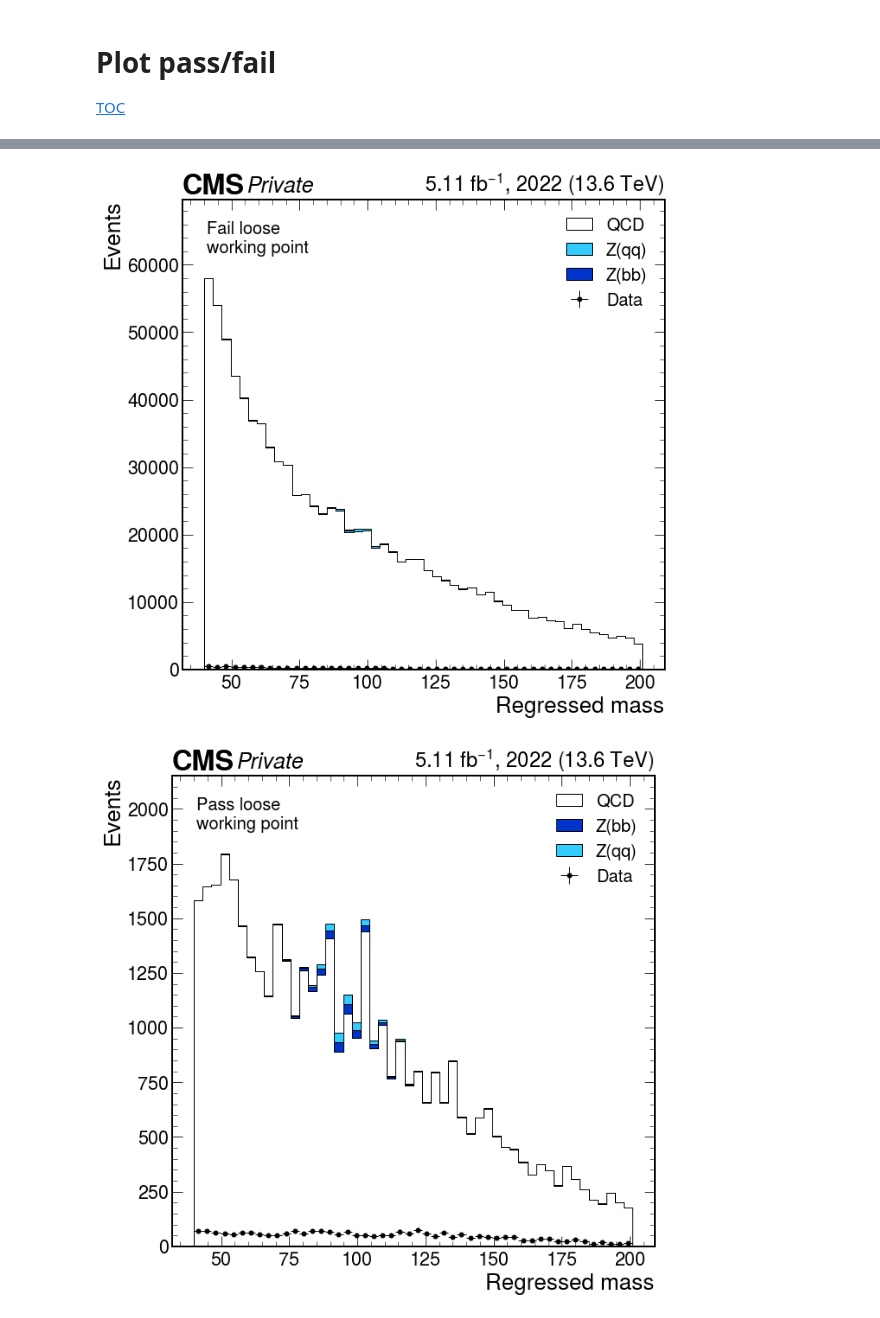
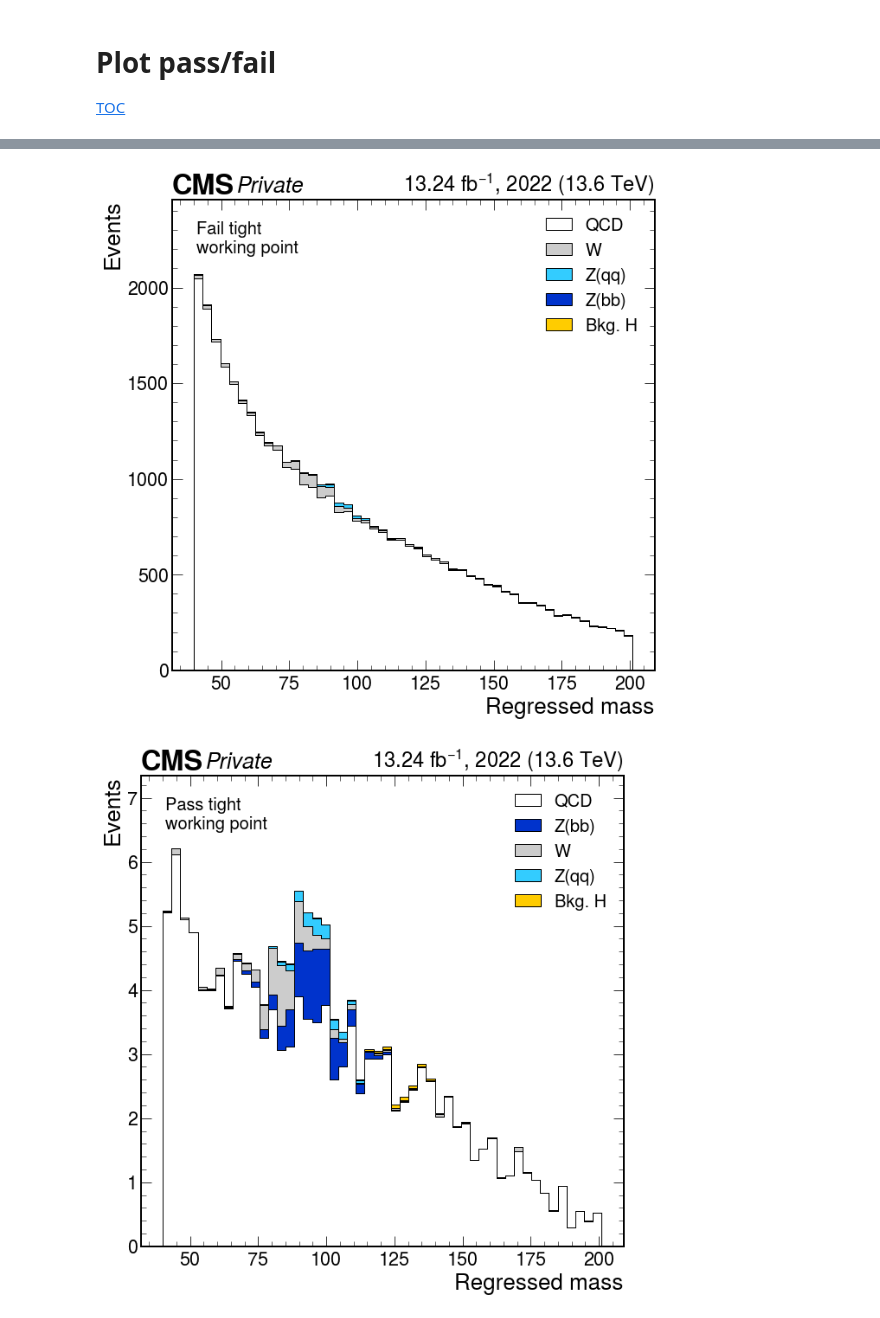
Before and after one commit to alintulu/Run3ScoutingHbb, a Jupyter notebook: notebooks/plot.ipynb, the cells around one changed output, grey strips where cells are left out. Drawn from its saved outputs; the diff is of its cells as text; code cells hidden in the pictures.

```diff
--- a/notebooks/plot.ipynb
+++ b/notebooks/plot.ipynb
@@ -39,7 +141,8 @@ colour = {
     "QCD" : "white",
     "Z(bb)" : "#0033cc",
     "Z(qq)" : "#33ccff",
-#     "W" : "#cccccc",
+    "W" : "#cccccc",
+    "Bkg. H" : "#ffcc00",
 }
 
 wps = {
@@ -48,7 +151,7 @@ wps = {
     3 : "tight",
 }
 
-wp = 1
+wp = 3
 
 for region in ["Fail", "Pass"]:
 
@@ -81,10 +184,10 @@ for region in ["Fail", "Pass"]:
             print(f"{process} ({wps[wp]})")
             print(f"Sig eff.: {h[:, wp:4:sum].sum().value/h.sum().value * 100:.1f} % (pass: {h[:, wp:4:sum].sum().value:.0f})")
             h = h[:, wp:4:sum]
-#             h = h / 20
+            h = h / 55
         else:
             h = h[:, 0:wp:sum]
-#             h = h / 120
+            h = h / 55
 
         hs.append(h)
         labels.append(process)
@@ -102,25 +205,23 @@ for region in ["Fail", "Pass"]:
         linewidth=1,
     )
 
-#     ax.axvline(91, label="Z boson mass", c='red', linestyle='dashed')
+#     h = data.project("reg", "cut", "process", "disc", "genflav", "pt")[:, 5, hist.loc("Run3Summer22EE"), :, 0:len:sum, 0:len:sum]
 
-    h = data.project("reg", "cut", "process", "disc", "genflav", "pt")[:, 5, hist.loc("Run3Summer22EE"), :, 0:len:sum, 0:len:sum]
+#     if "Pass" in region:
+#         print(f"Data: ({wps[wp]})")
+#         print(f"Sig eff.: {h[:, wp:4:sum].sum().value/h.sum().value * 100:.1f} % (pass: {h[:, wp:4:sum].sum().value:.0f})")
+#         h = h[:, wp:4:sum]
+#     else:
+#         h = h[:, 0:wp:sum]
 
-    if "Pass" in region:
-        print(f"Data: ({wps[wp]})")
-        print(f"Sig eff.: {h[:, wp:4:sum].sum().value/h.sum().value * 100:.1f} % (pass: {h[:, wp:4:sum].sum().value:.0f})")
-        h = h[:, wp:4:sum]
-    else:
-        h = h[:, 0:wp:sum]
-
-    mplhep.histplot(
-        h,
-        ax=ax,
-        histtype="errorbar",
-        xerr=True,
-        c="black",
-        label=f"Data"
-    )
+#     mplhep.histplot(
+#         h,
+#         ax=ax,
+#         histtype="errorbar",
+#         xerr=True,
+#         c="black",
+#         label=f"Data"
+#     )
 
     plt.text(0.05, 0.88, f"{region} {wps[wp]}\nworking point",
                 fontsize=20,
@@ -154,2 +257,2 @@ Sig eff.: 21.4 % (pass: 2365)
-[figure, old version]
+[figure, new version]
-[figure, old version]
+[figure, new version]
```
Also changed, not shown: parts of 4 cells of this notebook, 13 other files.
